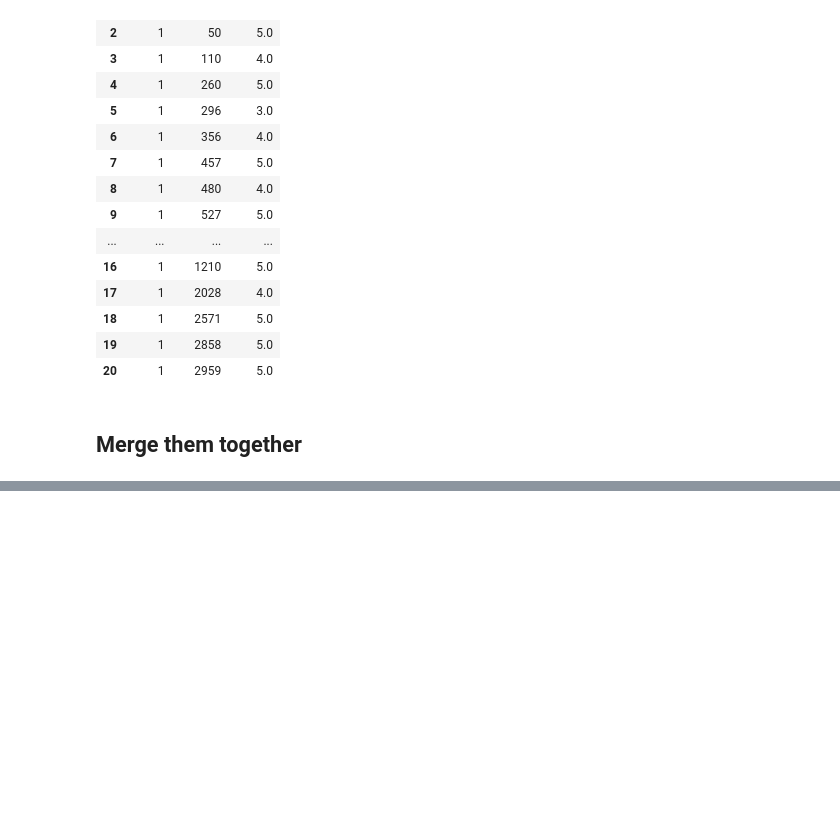
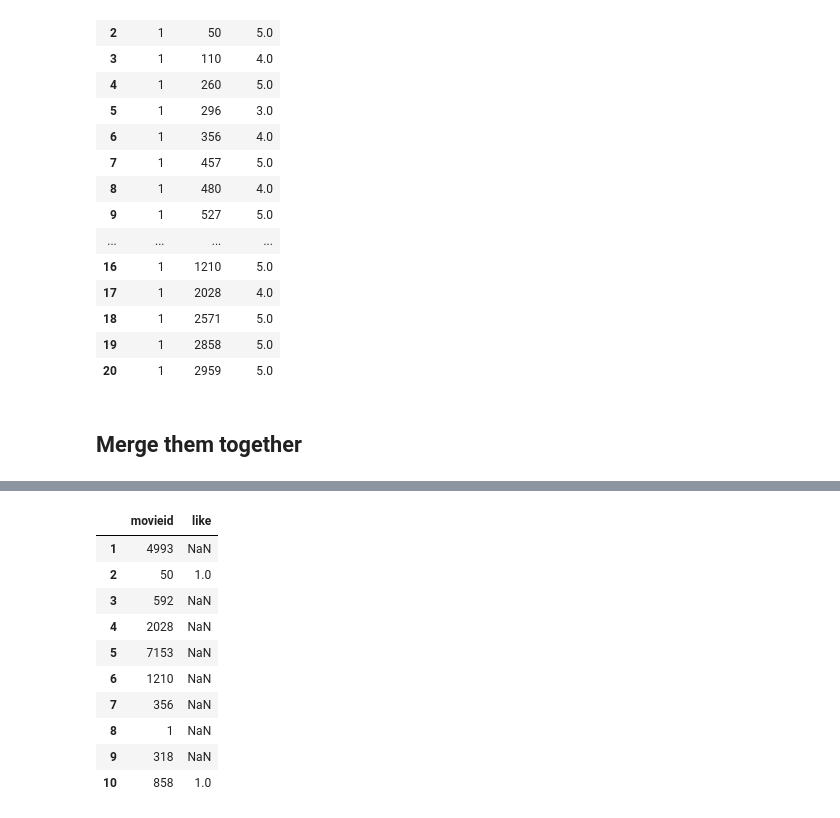
Before and after one commit to xiaolancara/Recommender-System, a Jupyter notebook: movie_recommender-system/Algorithm- Item_based & SVD.ipynb, the cells around one changed output, grey strips where cells are left out. Saved outputs shown, nothing was run; the diff lists cells and outputs as text; code cells hidden in the pictures; blank space fills up the shorter version.

```diff
--- a/movie_recommender-system/Algorithm- Item_based & SVD.ipynb
+++ b/movie_recommender-system/Algorithm- Item_based & SVD.ipynb
@@ -396,0 +444,18 @@ svd based:  0.8412188057770015
+# %%
+df_item_user4 = pd.DataFrame(NaN, index=itembased_object.recommend_movie(4).index, columns=['like'])
+df_item_user4['like'] = df_item_user4[df_item_user4['like'].index.isin(user4_like)].fillna(1)
+df_item_user4.reset_index(inplace = True)
+df_item_user4.index += 1
+df_item_user4
+# %% [output]
+|  | movieid | like |
+| 1 | 4993 | NaN |
+| 2 | 50 | 1.0 |
+| 3 | 592 | NaN |
+| 4 | 2028 | NaN |
+| 5 | 7153 | NaN |
+| 6 | 1210 | NaN |
+| 7 | 356 | NaN |
+| 8 | 1 | NaN |
+| 9 | 318 | NaN |
+| 10 | 858 | 1.0 |
```
Also changed, not shown: parts of 23 cells of this notebook.
